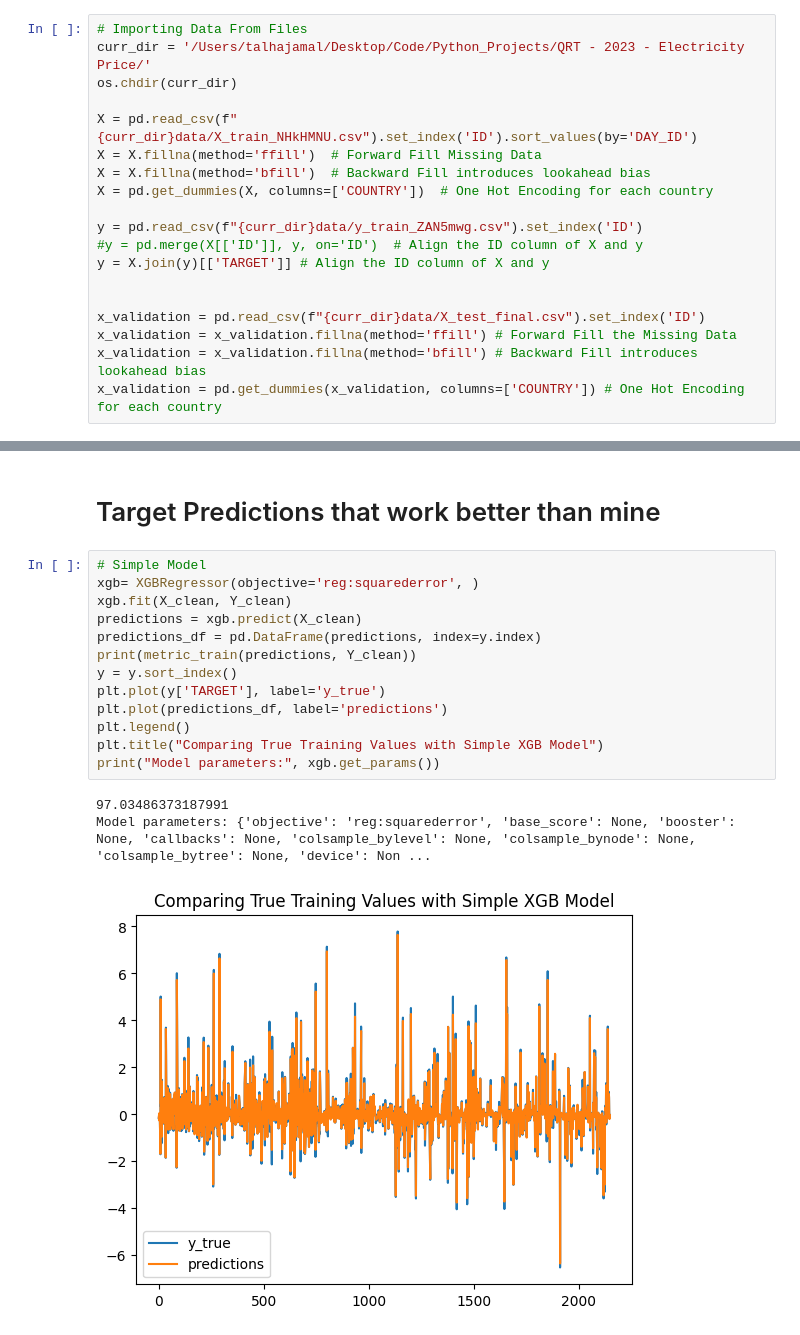
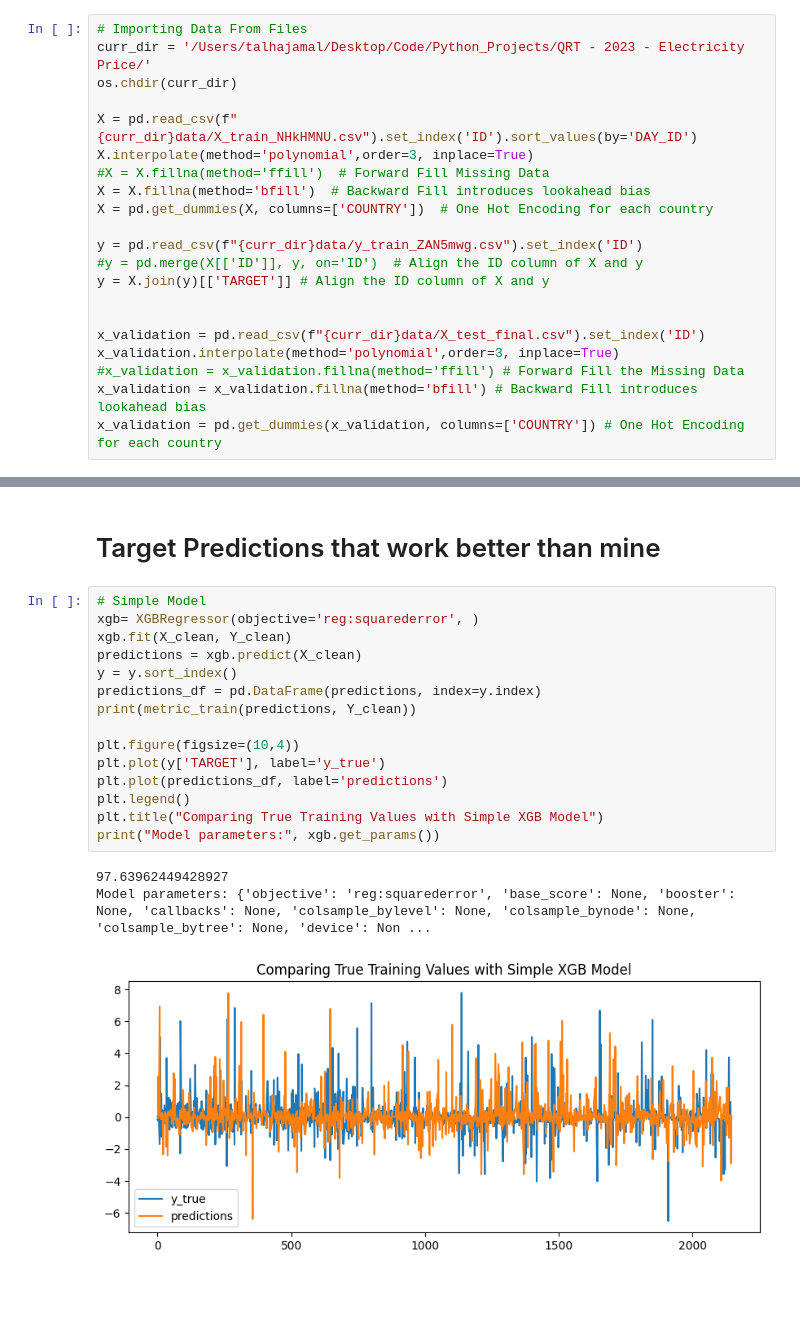
Before and after one commit to talhajamal11/QRT---Electricity-Prices---2023, a Jupyter notebook: src/main.ipynb, the cells around one changed output, grey strips where cells are left out. Cells and saved outputs as stored; diff of their text form; blank space fills up the shorter version.

```diff
--- a/src/main.ipynb
+++ b/src/main.ipynb
@@ -215,7 +215,8 @@ curr_dir = '/Users/talhajamal/Desktop/Code/Python_Projects/QRT - 2023 - Electric
 os.chdir(curr_dir)
 
 X = pd.read_csv(f"{curr_dir}data/X_train_NHkHMNU.csv").set_index('ID').sort_values(by='DAY_ID')
-X = X.fillna(method='ffill')  # Forward Fill Missing Data
+X.interpolate(method='polynomial',order=3, inplace=True)
+#X = X.fillna(method='ffill')  # Forward Fill Missing Data
 X = X.fillna(method='bfill')  # Backward Fill introduces lookahead bias
 X = pd.get_dummies(X, columns=['COUNTRY'])  # One Hot Encoding for each country
 
@@ -225,7 +226,8 @@ y = X.join(y)[['TARGET']] # Align the ID column of X and y
 
 
 x_validation = pd.read_csv(f"{curr_dir}data/X_test_final.csv").set_index('ID')
-x_validation = x_validation.fillna(method='ffill') # Forward Fill the Missing Data
+x_validation.interpolate(method='polynomial',order=3, inplace=True)
+#x_validation = x_validation.fillna(method='ffill') # Forward Fill the Missing Data
 x_validation = x_validation.fillna(method='bfill') # Backward Fill introduces lookahead bias
 x_validation = pd.get_dummies(x_validation, columns=['COUNTRY']) # One Hot Encoding for each country
 # %%
@@ -362,20 +364,22 @@ plt.show()
 # %%
 # Simple Model
 xgb= XGBRegressor(objective='reg:squarederror', )
 xgb.fit(X_clean, Y_clean)
 predictions = xgb.predict(X_clean)
+y = y.sort_index()
 predictions_df = pd.DataFrame(predictions, index=y.index)
 print(metric_train(predictions, Y_clean))
-y = y.sort_index()
+
+plt.figure(figsize=(10,4))
 plt.plot(y['TARGET'], label='y_true')
 plt.plot(predictions_df, label='predictions')
 plt.legend()
 plt.title("Comparing True Training Values with Simple XGB Model")
 print("Model parameters:", xgb.get_params())
 # %% [output]
-97.03486373187991
+97.63962449428927
 Model parameters: {'objective': 'reg:squarederror', 'base_score': None, 'booster': None, 'callbacks': None, 'colsample_bylevel': None, 'colsample_bynode': None, 'colsample_bytree': None, 'device': Non ...
-[figure, old version]
+[figure, new version]
 # %%
 # Comparing Training Preditions with CV XGB Model
 training_predictions = pd.DataFrame(CV_XGB_MSE['Training Prediction'], index=y.index)
```
Also changed, not shown: parts of 14 cells of this notebook, 1 other file.
